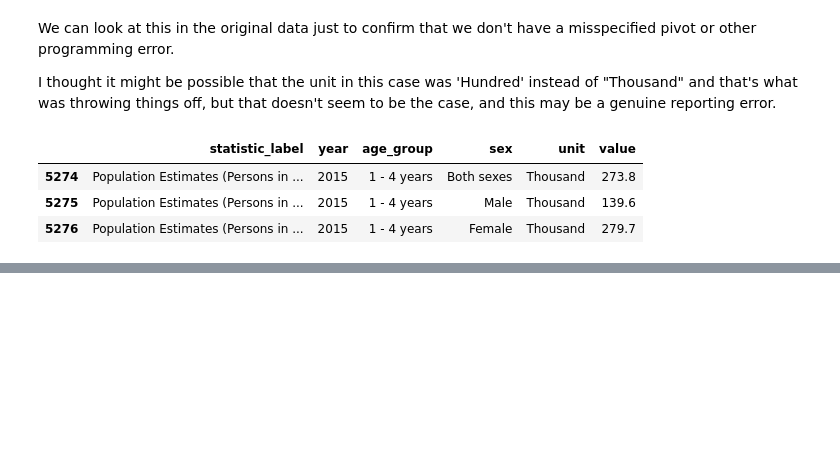
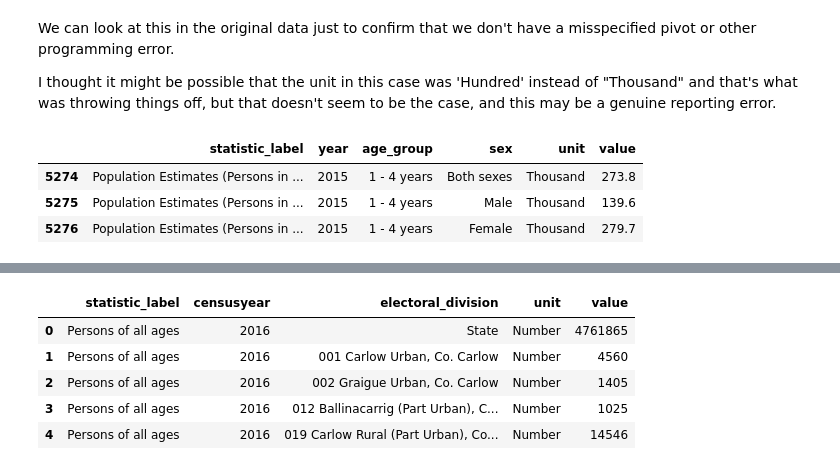
Before and after one commit to step-hen-burke/ca1, a Jupyter notebook: 00_initial_exploration.ipynb, the cells around one changed output, grey strips where cells are left out. Drawn from its saved outputs; the diff is of its cells as text; code cells hidden in the pictures; blank space fills up the shorter version.

```diff
--- a/00_initial_exploration.ipynb
+++ b/00_initial_exploration.ipynb
@@ -146,0 +157,11 @@ These large discrepancies (>1000 people) only appear to occur in Females between
+# %%
+census_2016_age_df = pd.read_csv('data/census_2016_age_profile.csv')
+census_2016_age_df = census_2016_age_df.rename(columns={x: x.lower().replace(' ', '_') for x in census_2016_age_df.columns})
+census_2016_age_df.head()
+# %% [output]
+|  | statistic_label | censusyear | electoral_division | unit | value |
+| 0 | Persons of all ages | 2016 | State | Number | 4761865 |
+| 1 | Persons of all ages | 2016 | 001 Carlow Urban, Co. Carlow | Number | 4560 |
+| 2 | Persons of all ages | 2016 | 002 Graigue Urban, Co. Carlow | Number | 1405 |
+| 3 | Persons of all ages | 2016 | 012 Ballinacarrig (Part Urban), C... | Number | 1025 |
+| 4 | Persons of all ages | 2016 | 019 Carlow Rural (Part Urban), Co... | Number | 14546 |
```
Also changed, not shown: parts of 11 cells of this notebook.
